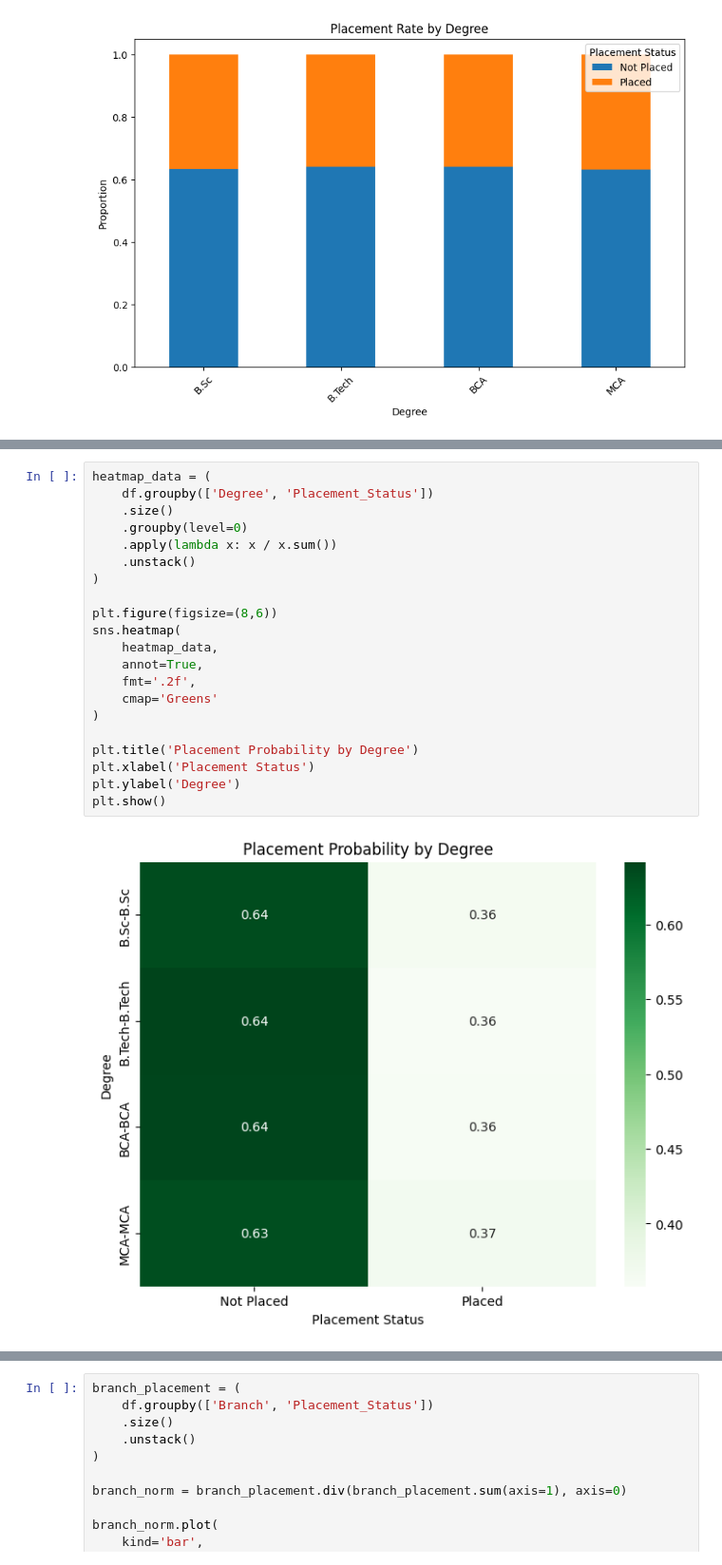
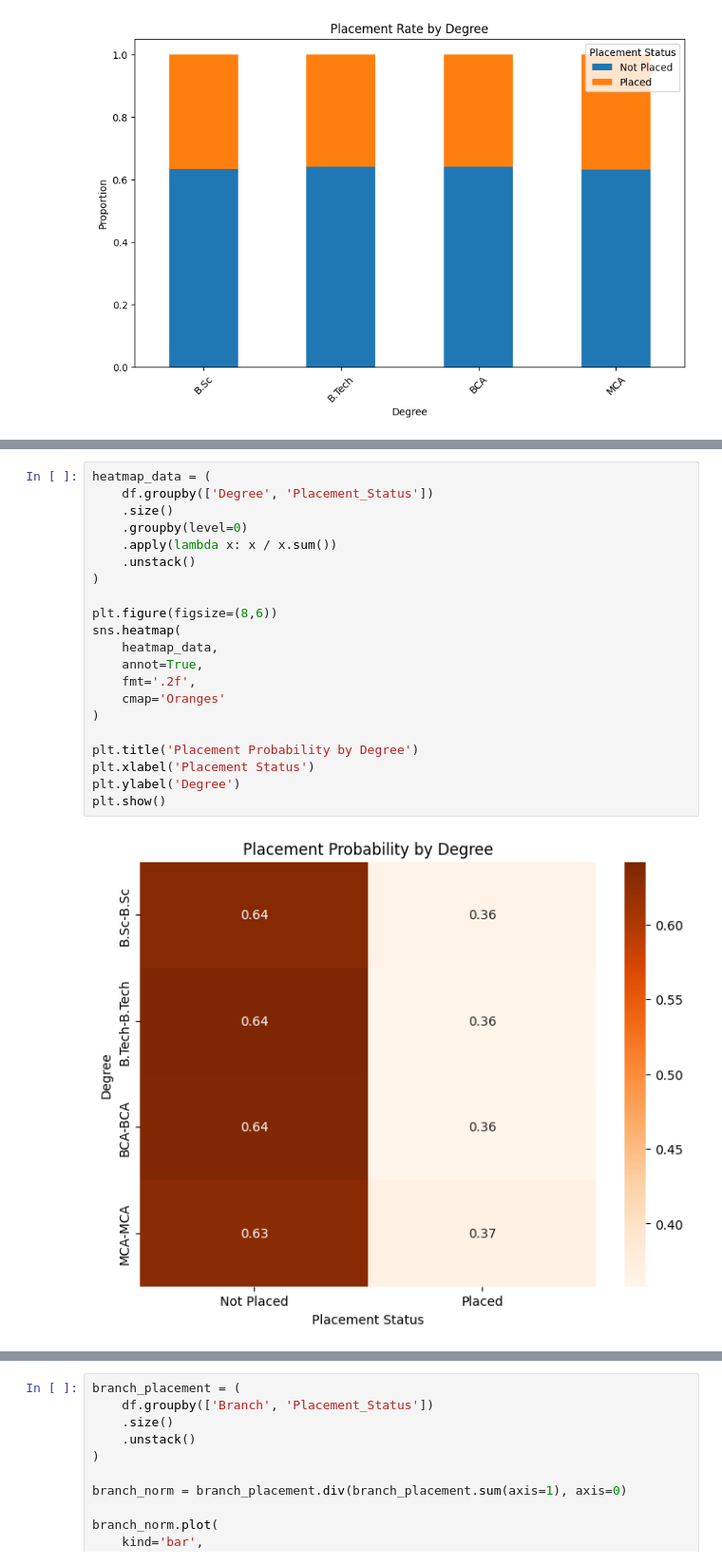
Before and after one commit to muskaanmahes/DS-7331-Term-Project, a Jupyter notebook: Lab1_Visualization_and_Data_Preprocessing/Nino_Notebook.ipynb, the cells around one changed output, grey strips where cells are left out. Shown at 95% size. Saved outputs shown, nothing was run; the diff lists cells and outputs as text.

```diff
--- a/Lab1_Visualization_and_Data_Preprocessing/Nino_Notebook.ipynb
+++ b/Lab1_Visualization_and_Data_Preprocessing/Nino_Notebook.ipynb
@@ -162,23 +133,23 @@ plt.show()
 # %%
 heatmap_data = (
     df.groupby(['Degree', 'Placement_Status'])
     .size()
     .groupby(level=0)
     .apply(lambda x: x / x.sum())
     .unstack()
 )
 
 plt.figure(figsize=(8,6))
 sns.heatmap(
     heatmap_data,
     annot=True,
     fmt='.2f',
-    cmap='Greens'
+    cmap='Oranges'
 )
 
 plt.title('Placement Probability by Degree')
 plt.xlabel('Placement Status')
 plt.ylabel('Degree')
 plt.show()
 # %% [output]
-[figure, old version]
+[figure, new version]
```
Also changed, not shown: parts of 30 cells of this notebook.
